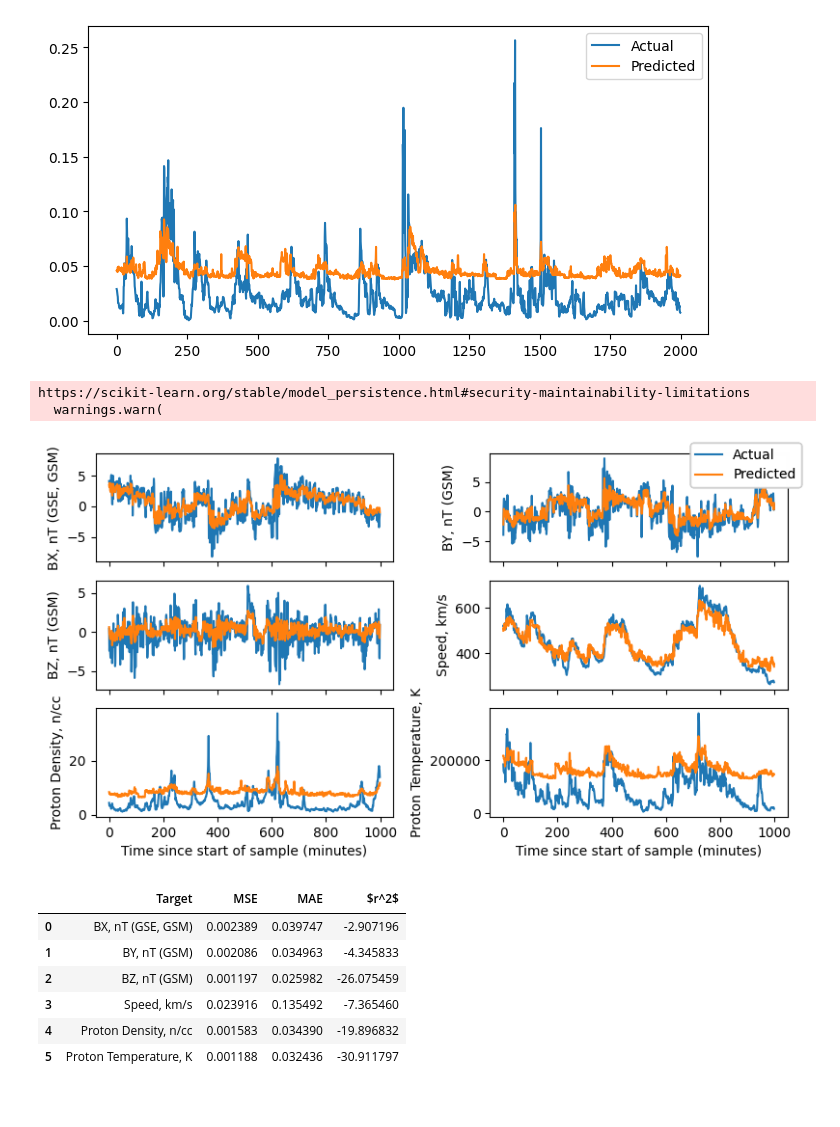
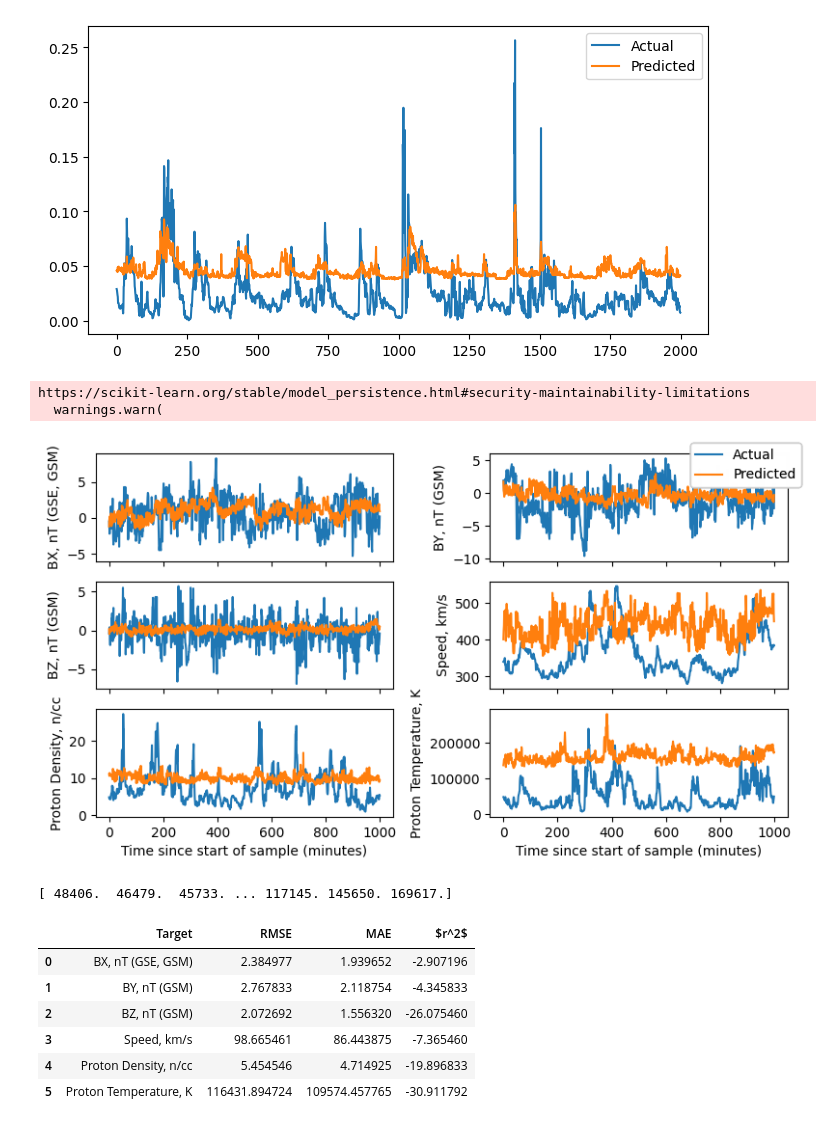
Before and after one commit to FrontierDevelopmentLab/2024-HL-GeoCL, a Jupyter notebook: 2020-FDL-X-Geo/sheath/Inference_XGBoost.ipynb, the cells around one changed output. Cells and saved outputs as stored; diff of their text form; code cells hidden in the pictures.

```diff
--- a/2020-FDL-X-Geo/sheath/Inference_XGBoost.ipynb
+++ b/2020-FDL-X-Geo/sheath/Inference_XGBoost.ipynb
@@ -34,44 +34,48 @@ plt.legend()
 # %%
 s_timestamp = 0
 e_timestamp = 1000
 
 scaler_y = pickle.load(open("logs/scaler_y.scaler",'rb'))
-predictions_train = scaler_y.inverse_transform(predictions_train)
-y_train = scaler_y.inverse_transform(y_train)
+predictions_test = scaler_y.inverse_transform(predictions_test)
+y_test = scaler_y.inverse_transform(y_test)
 
 out_feature_names = ['BX, nT (GSE, GSM)',
            'BY, nT (GSM)', 'BZ, nT (GSM)', 'Speed, km/s', 'Proton Density, n/cc',
            'Proton Temperature, K']
 fig,axes = plt.subplots(3,2,figsize=(8,4.5), sharex='col')
 axes = axes.ravel()
 
 for ind in range(len(out_feature_names)):
-    axes[ind].plot(y_train[s_timestamp:e_timestamp,ind], label="Actual"*(not ind))
-    axes[ind].plot(predictions_train[s_timestamp:e_timestamp,ind],label="Predicted"*(not ind))
+    axes[ind].plot(y_test[s_timestamp:e_timestamp,ind], label="Actual"*(not ind))
+    axes[ind].plot(predictions_test[s_timestamp:e_timestamp,ind],label="Predicted"*(not ind))
         # axes[ind].tick_params(axis="x", labelrotation=45)
     axes[ind].set_ylabel(out_feature_names[ind])
     plt.tight_layout()
     if (ind==4) or (ind==5):
         axes[ind].set_xlabel("Time since start of sample (minutes)")
     fig.legend()
 # %% [output]
 https://scikit-learn.org/stable/model_persistence.html#security-maintainability-limitations
   warnings.warn(
-[figure, old version]
+[figure, new version]
+# %%
+print(y_test[:,5])
+# %% [output]
+[ 48406.  46479.  45733. ... 117145. 145650. 169617.]
 # %%
-metrics_df = pd.DataFrame(np.zeros((len(out_feature_names),4)), columns=["Target", "MSE", "MAE", "$r^2$"])
+metrics_df = pd.DataFrame(np.zeros((len(out_feature_names),4)), columns=["Target", "RMSE", "MAE", "$r^2$"])
 for ind in range(len(out_feature_names)):
-    mse = mean_squared_error(predictions_test[:, ind], y_test[:, ind])
+    rmse = np.sqrt(mean_squared_error(predictions_test[:, ind], y_test[:, ind]))
     mae = mean_absolute_error(predictions_test[:, ind], y_test[:, ind])
     r2 = r2_score(predictions_test[:, ind], y_test[:, ind])
-    metrics_df.iloc[ind] = [out_feature_names[ind], mse, mae, r2]
+    metrics_df.iloc[ind] = [out_feature_names[ind], rmse, mae, r2]
 metrics_df.head(6)
 # %% [output]
-|  | Target | MSE | MAE | $r^2$ |
-| 0 | BX, nT (GSE, GSM) | 0.002389 | 0.039747 | -2.907196 |
-| 1 | BY, nT (GSM) | 0.002086 | 0.034963 | -4.345833 |
-| 2 | BZ, nT (GSM) | 0.001197 | 0.025982 | -26.075459 |
-| 3 | Speed, km/s | 0.023916 | 0.135492 | -7.365460 |
-| 4 | Proton Density, n/cc | 0.001583 | 0.034390 | -19.896832 |
-| 5 | Proton Temperature, K | 0.001188 | 0.032436 | -30.911797 |
+|  | Target | RMSE | MAE | $r^2$ |
+| 0 | BX, nT (GSE, GSM) | 2.384977 | 1.939652 | -2.907196 |
+| 1 | BY, nT (GSM) | 2.767833 | 2.118754 | -4.345833 |
+| 2 | BZ, nT (GSM) | 2.072692 | 1.556320 | -26.075460 |
+| 3 | Speed, km/s | 98.665461 | 86.443875 | -7.365460 |
+| 4 | Proton Density, n/cc | 5.454546 | 4.714925 | -19.896833 |
+| 5 | Proton Temperature, K | 116431.894724 | 109574.457765 | -30.911792 |
 # %%
```
Also changed, not shown: parts of 6 cells of this notebook.
